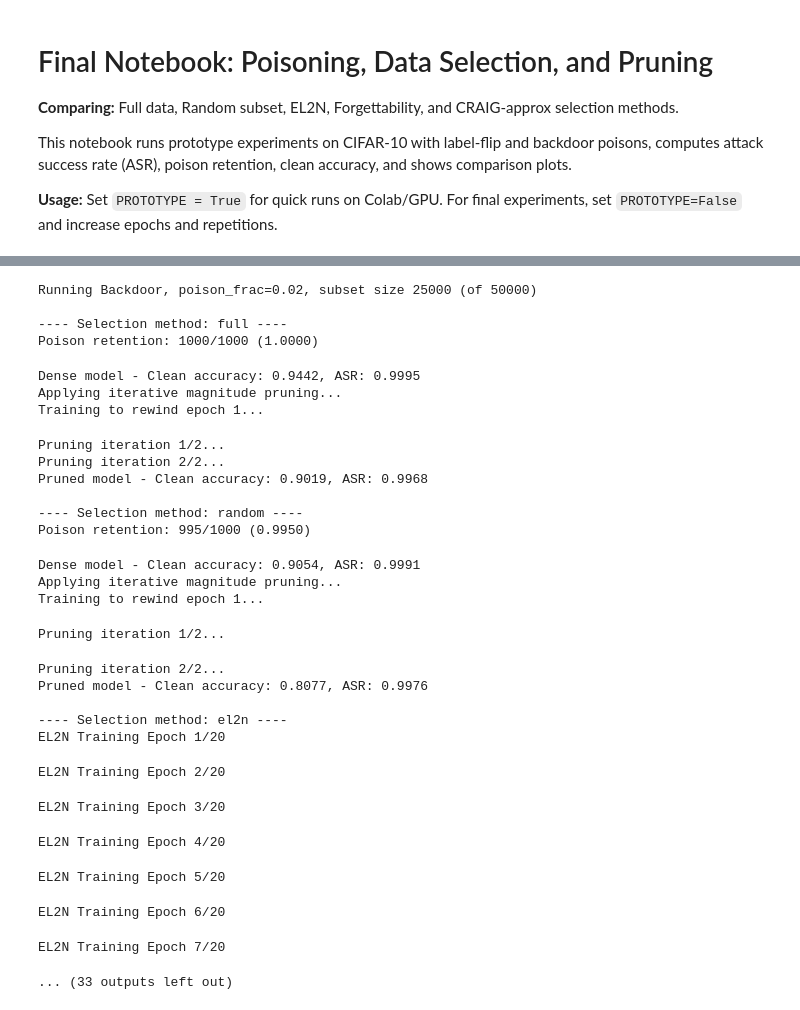
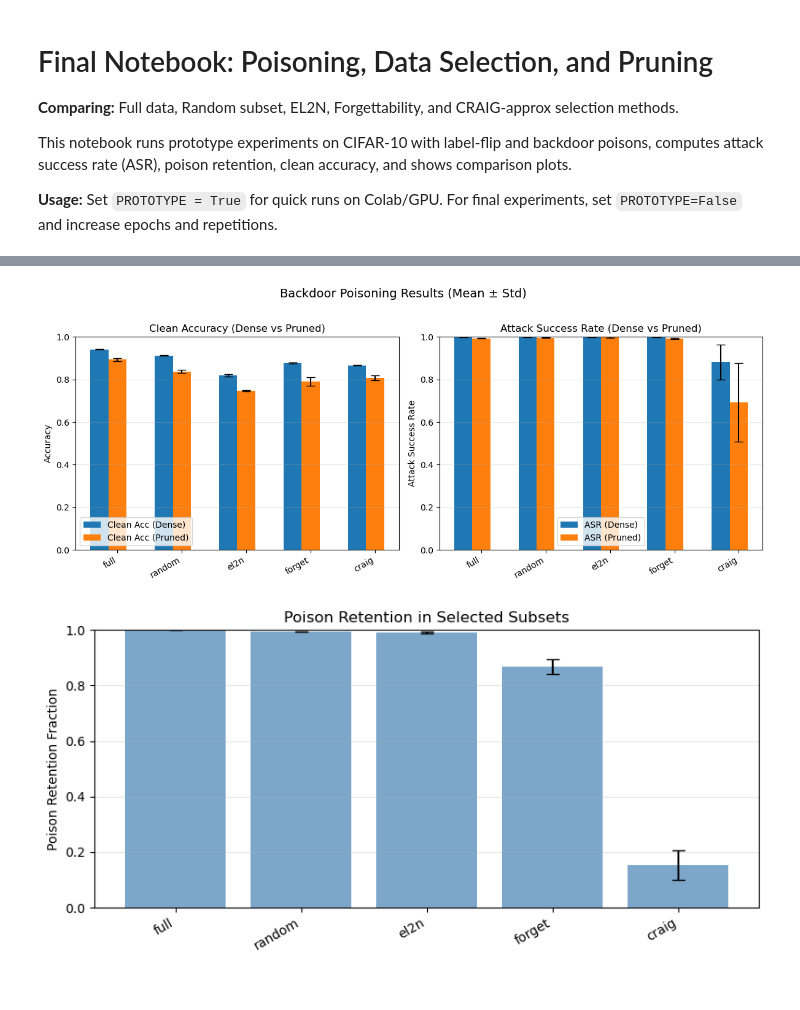
Before and after one commit to sarthikac/cs260d_final_project_pruning_poisoning, a Jupyter notebook: final_poison_prune_selection_notebook.ipynb, the cells around one changed output, grey strips where cells are left out. Cells and saved outputs as stored; diff of their text form; code cells hidden in the pictures.

```diff
--- a/final_poison_prune_selection_notebook.ipynb
+++ b/final_poison_prune_selection_notebook.ipynb
@@ -52,6 +46,8 @@ Device: cuda
 # -------------------------
 # Data transforms & load CIFAR-10
 # -------------------------
+PROTOTYPE = False  # set False for full experiments
+
 if PROTOTYPE:
     train_epochs = 8
     batch_size = 128
@@ -69,6 +65,8 @@ else:
 
 data_root = './data'
 num_workers = 0
+num_replicates = 3
+selection_methods = ['full', 'random', 'el2n', 'forget', 'craig']
 # %%
 from dataset import data_loaders
 train_set, test_set, train_loader_full, test_loader = data_loaders(data_root, batch_size, num_workers)
@@ -194,2 +83,26 @@ def run_all_methods(poison_frac=0.02, subset_frac=0.25, selection_methods=None,
 # %%
-selection_methods = ['full', 'random', 'el2n', 'forget', 'craig']
+# -------------------------
+# Run experiments with multiple replicates
+# -------------------------
+
+# Run all experiments with aggregation
+agg_results = run_all_experiments(
+    num_replicates=num_replicates,
+    base_seed=42,
+    poison_frac=0.02,
+    subset_frac=subset_frac,
+    selection_methods=selection_methods,
+    device=device,
+    num_workers=num_workers,
+    data_root=data_root,
+    train_epochs=train_epochs,
+    batch_size=batch_size,
+    test_loader=test_loader,
+    el2n_epochs=el2n_epochs,
+    forget_epochs=forget_epochs,
+    craig_pretrain_epochs=craig_pretrain_epochs,
+    fraction_to_prune=0.3,
+    iterations=2,
+    rewind_epoch=1,
+    epochs_per_cycle=10
+)
@@ -196,35 +151,7 @@ selection_methods = ['full', 'random', 'el2n', 'forget', 'craig']
 # %%
-# Backdoor experiment
-res_backdoor = run_all_methods(poison_frac=0.02, subset_frac=subset_frac, selection_methods=selection_methods, device=device, seed=1)
-print('\nBackdoor results:'); print(res_backdoor)
+# Plot aggregated results with error bars
+plot_aggregated_results(agg_results, title='Backdoor Poisoning Results (Mean ± Std)')
 # %% [output]
-Running Backdoor, poison_frac=0.02, subset size 25000 (of 50000)
-
----- Selection method: full ----
-Poison retention: 1000/1000 (1.0000)
-Dense model - Clean accuracy: 0.9442, ASR: 0.9995
-Applying iterative magnitude pruning...
-Training to rewind epoch 1...
-Pruning iteration 1/2...
-Pruning iteration 2/2...
-Pruned model - Clean accuracy: 0.9019, ASR: 0.9968
-
----- Selection method: random ----
-Poison retention: 995/1000 (0.9950)
-Dense model - Clean accuracy: 0.9054, ASR: 0.9991
-Applying iterative magnitude pruning...
-Training to rewind epoch 1...
-Pruning iteration 1/2...
-Pruning iteration 2/2...
-Pruned model - Clean accuracy: 0.8077, ASR: 0.9976
-
----- Selection method: el2n ----
-EL2N Training Epoch 1/20
-EL2N Training Epoch 2/20
-EL2N Training Epoch 3/20
-EL2N Training Epoch 4/20
-EL2N Training Epoch 5/20
-EL2N Training Epoch 6/20
-EL2N Training Epoch 7/20
-... (33 outputs left out)
+[figure, added]
+[figure, added]
 # %%
```
Also changed, not shown: parts of 20 cells of this notebook, 9 other files.
